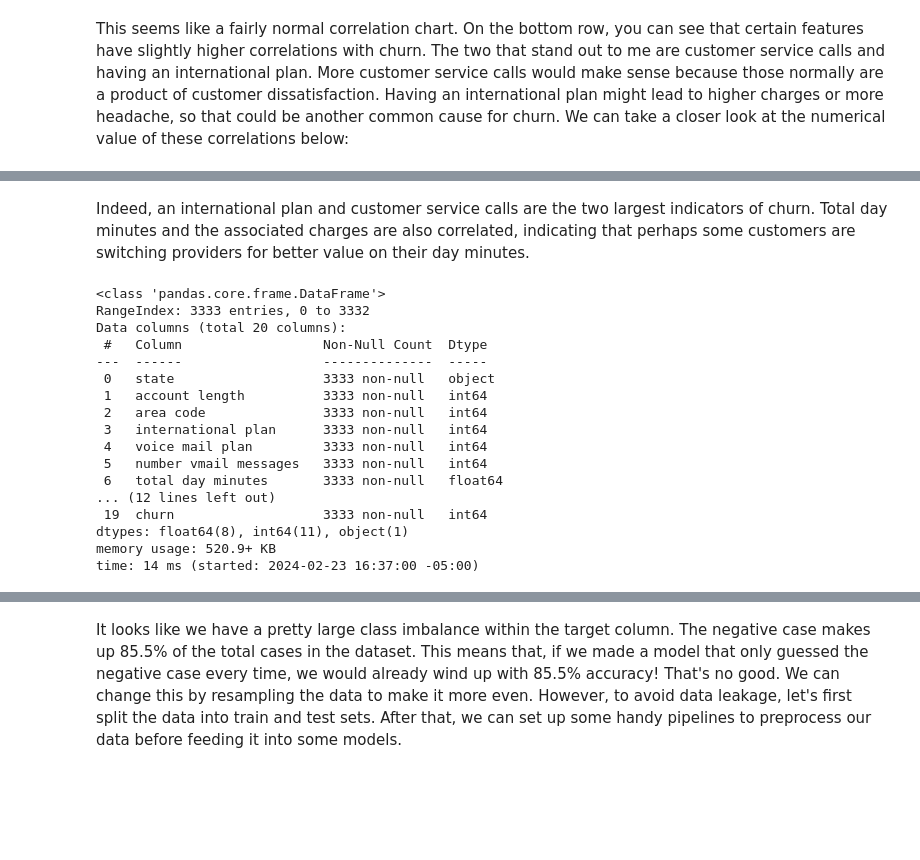
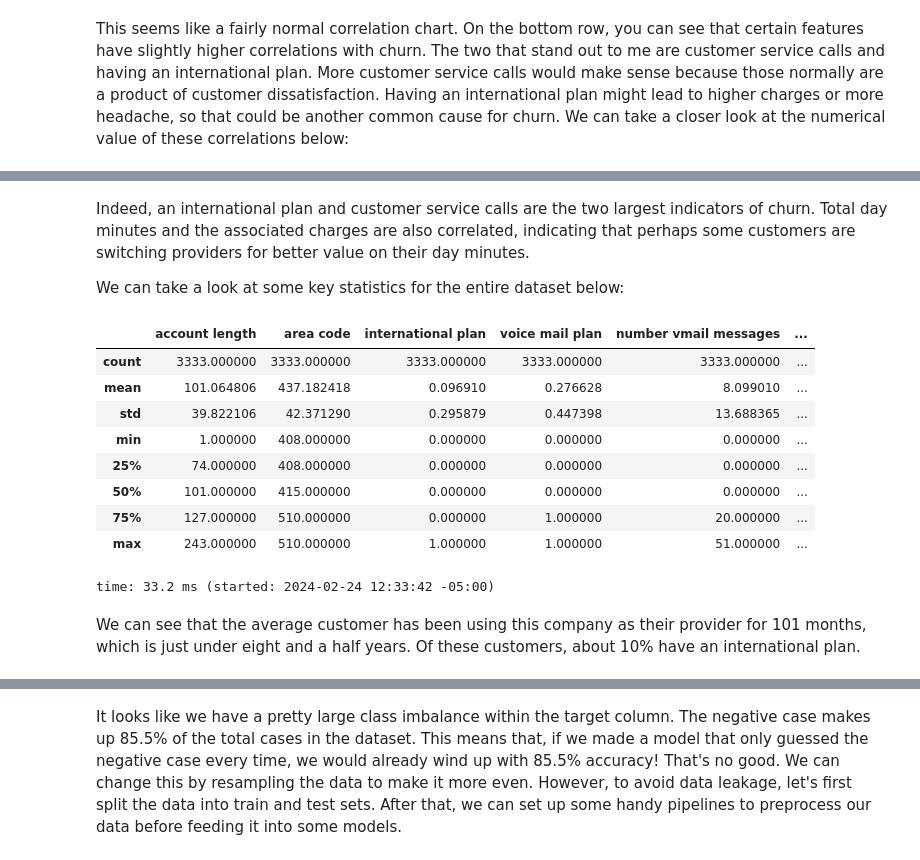
Before and after one commit to apell74/phase-3-project, a Jupyter notebook: Phase 3 Project.ipynb, the cells around one changed output, grey strips where cells are left out. Drawn from its saved outputs; the diff is of its cells as text; code cells hidden in the pictures; blank space fills up the shorter version.

```diff
--- a/Phase 3 Project.ipynb
+++ b/Phase 3 Project.ipynb
@@ -122,22 +126,19 @@ time: 4.97 ms (started: 2024-02-23 16:36:59 -05:00)
 # %% [markdown]
 Indeed, an international plan and customer service calls are the two largest indicators of churn. Total day minutes and the associated charges are also correlated, indicating that perhaps some customers are switching providers for better value on their day minutes.
+
+We can take a look at some key statistics for the entire dataset below:
 # %%
-df.info()
+df.describe()
 # %% [output]
+|  | account length | area code | international plan | voice mail plan | number vmail messages | ... |
+| count | 3333.000000 | 3333.000000 | 3333.000000 | 3333.000000 | 3333.000000 | ... |
+| mean | 101.064806 | 437.182418 | 0.096910 | 0.276628 | 8.099010 | ... |
+| std | 39.822106 | 42.371290 | 0.295879 | 0.447398 | 13.688365 | ... |
+| min | 1.000000 | 408.000000 | 0.000000 | 0.000000 | 0.000000 | ... |
+| 25% | 74.000000 | 408.000000 | 0.000000 | 0.000000 | 0.000000 | ... |
+| 50% | 101.000000 | 415.000000 | 0.000000 | 0.000000 | 0.000000 | ... |
+| 75% | 127.000000 | 510.000000 | 0.000000 | 1.000000 | 20.000000 | ... |
+| max | 243.000000 | 510.000000 | 1.000000 | 1.000000 | 51.000000 | ... |
-<class 'pandas.core.frame.DataFrame'>
-RangeIndex: 3333 entries, 0 to 3332
-Data columns (total 20 columns):
- #   Column                  Non-Null Count  Dtype
----  ------                  --------------  -----
- 0   state                   3333 non-null   object
- 1   account length          3333 non-null   int64
- 2   area code               3333 non-null   int64
- 3   international plan      3333 non-null   int64
- 4   voice mail plan         3333 non-null   int64
- 5   number vmail messages   3333 non-null   int64
- 6   total day minutes       3333 non-null   float64
-... (12 lines left out)
- 19  churn                   3333 non-null   int64
-dtypes: float64(8), int64(11), object(1)
-memory usage: 520.9+ KB
-time: 14 ms (started: 2024-02-23 16:37:00 -05:00)
+time: 33.2 ms (started: 2024-02-24 12:33:42 -05:00)
+# %% [markdown]
+We can see that the average customer has been using this company as their provider for 101 months, which is just under eight and a half years. Of these customers, about 10% have an international plan.
```
Also changed, not shown: parts of 42 cells of this notebook.
